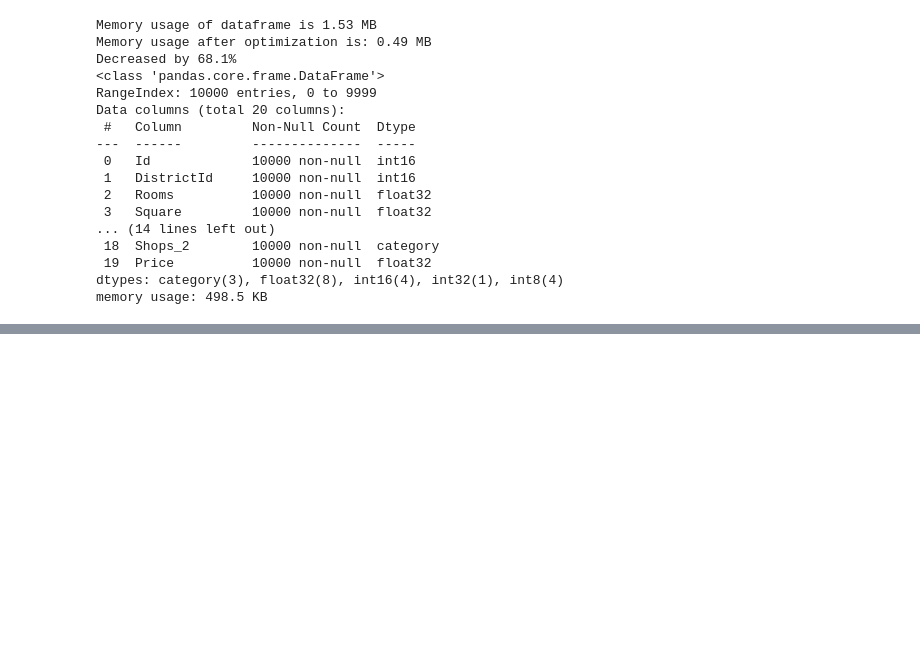
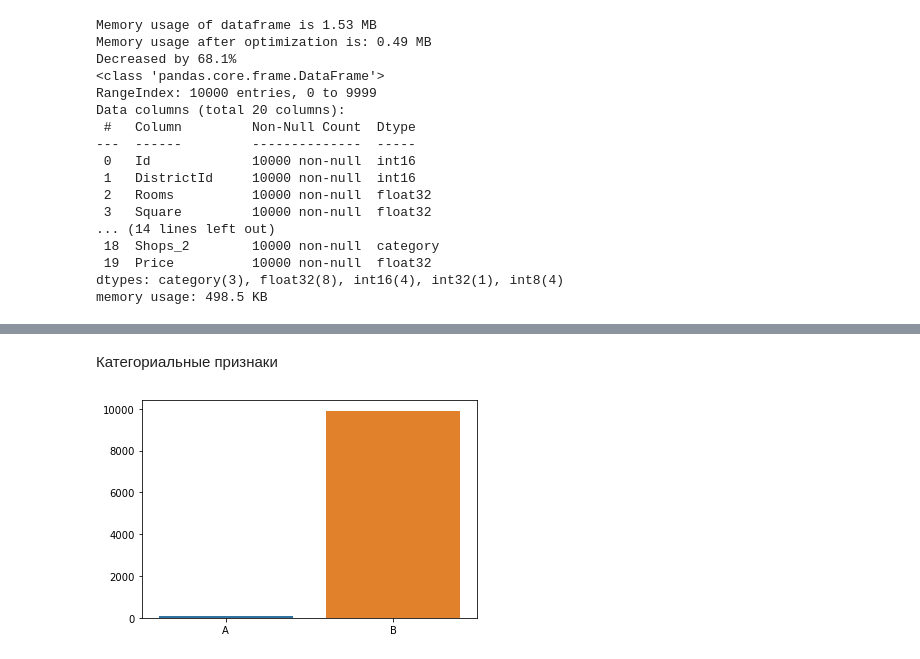
Before and after one commit to Anbionchik/Git_brain_lessons, a Jupyter notebook: Python_libs/Course Work/Course_Work_Khlopkov.ipynb, the cells around one changed output, grey strips where cells are left out. Drawn from its saved outputs; the diff is of its cells as text; code cells hidden in the pictures; blank space fills up the shorter version.

```diff
--- a/Python_libs/Course Work/Course_Work_Khlopkov.ipynb
+++ b/Python_libs/Course Work/Course_Work_Khlopkov.ipynb
@@ -122,0 +186,2 @@ data.describe()
+# %%
+data.loc[data['Rooms'] == 0, 'Rooms'] = data['Rooms'].median()
@@ -122,0 +190,2 @@ data.describe()
+# %%
+data.loc[data['Square'] > 300, 'Square'] = data['Square'].median()
@@ -122,0 +196,3 @@ data.describe()
+# %%
+data.loc[data['LifeSquare'] > 300, 'LifeSquare'] = data['LifeSquare'].median()
+data.loc[data['KitchenSquare'] > 300, 'KitchenSquare'] = data['KitchenSquare'].median()
@@ -122,0 +201,2 @@ data.describe()
+# %%
+data.loc[(data['HouseYear'] > 2022) | (data['HouseYear'] < 1910), 'HouseYear'] = data['HouseYear'].median()
@@ -122,0 +218,8 @@ data.describe()
+# %% [markdown]
+Категориальные признаки
+# %%
+eco2_counts = data['Ecology_2'].value_counts()
+sns.barplot(eco2_counts.index, eco2_counts.values)
+plt.show()
+# %% [output]
+[figure, added]
```
Also changed, not shown: parts of 23 cells of this notebook, 1 other file.
